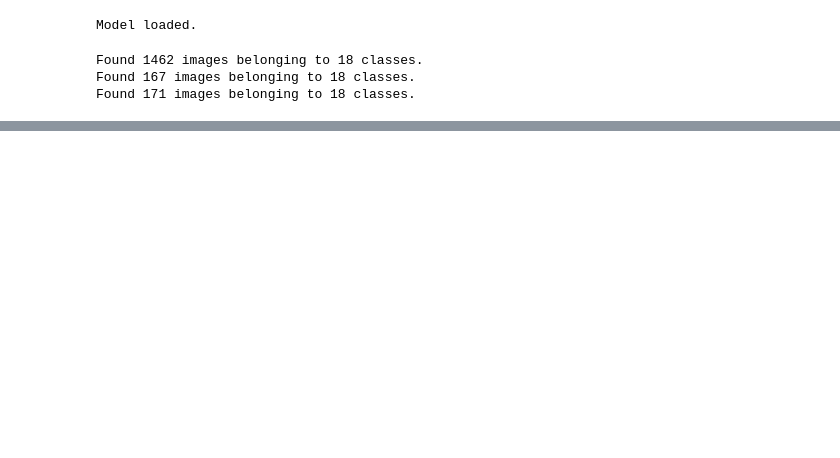
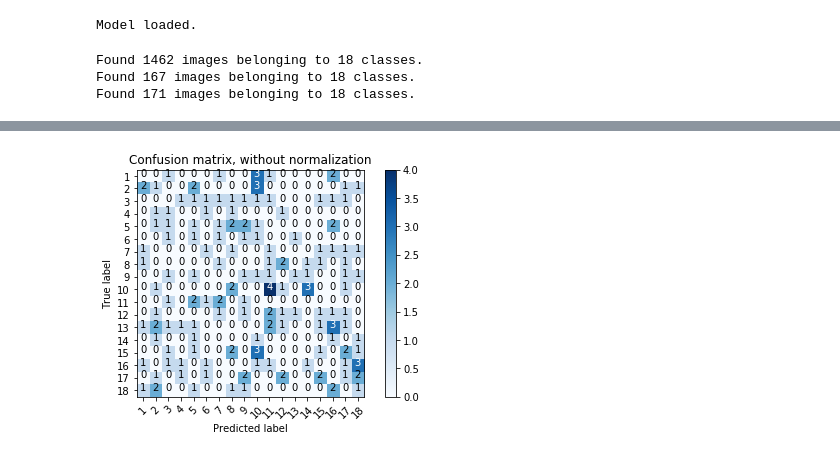
Before and after one commit to oj-amazing/cs231n, a Jupyter notebook: keras_art/code/part3search.ipynb, the cells around one changed output, grey strips where cells are left out. Drawn from its saved outputs; the diff is of its cells as text; code cells hidden in the pictures; blank space fills up the shorter version.

Commit message:
added confusionmatrix

```diff
--- a/keras_art/code/part3search.ipynb
+++ b/keras_art/code/part3search.ipynb
@@ -42,5 +42,5 @@ total_num_classes = 18
 #nb_validation_samples = 16 #18
 #total_num_classes = 2
 
-epochs = 5
+epochs = 1
 batch_size = 32
@@ -121,7 +119,7 @@ num_parameter_sets = 2
 for i in range(num_parameter_sets):
     print("\n")
 
-    lr = 10**np.random.uniform(low=-7, high=-3)
+    lr = 10**np.random.uniform(low=-10, high=-5)
     momentum = np.random.uniform(low = 0.7, high = 0.9)
     num_frozen = np.random.randint(300, high=312) #312 total
     print("lr = " + str(lr))
@@ -157,7 +155,7 @@ for i in range(num_parameter_sets):
     param_names = "lr_" + str(lr)
     weight_path = os.path.join(weight_dir, param_names + "_best_weights%s.h5"%pretrained_model)
     checkpointer = keras.callbacks.ModelCheckpoint(filepath=weight_path, verbose=1,monitor='val_acc', save_best_only=True, save_weights_only=True)
-    stopper = keras.callbacks.EarlyStopping(monitor='val_acc', min_delta=0, patience=1, verbose=0, mode='auto')
+    stopper = keras.callbacks.EarlyStopping(monitor='val_acc', min_delta=0, patience=5, verbose=0, mode='auto')
 
     model.fit_generator(
         train_generator,
@@ -219,0 +259,82 @@ best test acc = 0.66666666597
+# %%
+print(__doc__)
+
+import itertools
+import numpy as np
+import matplotlib.pyplot as plt
+%matplotlib inline
+
+from sklearn import svm, datasets
+from sklearn.model_selection import train_test_split
+from sklearn.metrics import confusion_matrix
+
+# import some data to play with
+"""
+iris = datasets.load_iris()
+X = iris.data
+y = iris.target
+class_names = iris.target_names
+
+# Split the data into a training set and a test set
+X_train, X_test, y_train, y_test = train_test_split(X, y, random_state=0)
+
+# Run classifier, using a model that is too regularized (C too low) to see
+# the impact on the results
+classifier = svm.SVC(kernel='linear', C=0.01)
+y_pred = classifier.fit(X_train, y_train).predict(X_test)
+"""
+
+def plot_confusion_matrix(cm, classes,
+                          normalize=False,
+                          title='Confusion matrix',
+                          cmap=plt.cm.Blues):
+    """
+    This function prints and plots the confusion matrix.
+    Normalization can be applied by setting `normalize=True`.
+    """
+    plt.imshow(cm, interpolation='nearest', cmap=cmap)
+    plt.title(title)
+    plt.colorbar()
+    tick_marks = np.arange(len(classes))
+    plt.xticks(tick_marks, classes, rotation=45)
+    plt.yticks(tick_marks, classes)
+
+    if normalize:
+        cm = cm.astype('float') / cm.sum(axis=1)[:, np.newaxis]
+        print("Normalized confusion matrix")
+    else:
+        print('Confusion matrix, without normalization')
+
+    print(cm)
+
+    thresh = cm.max() / 2.
+    for i, j in itertools.product(range(cm.shape[0]), range(cm.shape[1])):
+        plt.text(j, i, cm[i, j],
+                 horizontalalignment="center",
+                 color="white" if cm[i, j] > thresh else "black")
+
+    plt.tight_layout()
+    plt.ylabel('True label')
+    plt.xlabel('Predicted label')
+
+class_names = [1, 2, 3, 4, 5, 6, 7, 8, 9, 10, 11, 12, 13, 14, 15, 16, 17, 18]
+print(class_names)
+print(y_test.shape)
+print(y_pred.shape)
+
+# Compute confusion matrix
+cnf_matrix = confusion_matrix(y_test, y_pred)
+np.set_printoptions(precision=2)
+
+# Plot non-normalized confusion matrix
+plt.figure()
+plot_confusion_matrix(cnf_matrix, classes=class_names,
+                      title='Confusion matrix, without normalization')
+
+# Plot normalized confusion matrix
+plt.figure()
+plot_confusion_matrix(cnf_matrix, classes=class_names, normalize=True,
+                      title='Normalized confusion matrix')
+
+plt.show()
+# %% [output]
@@ -219,0 +358 @@ best test acc = 0.66666666597
+[figure, added]
```
Also changed, not shown: parts of 5 cells of this notebook.
